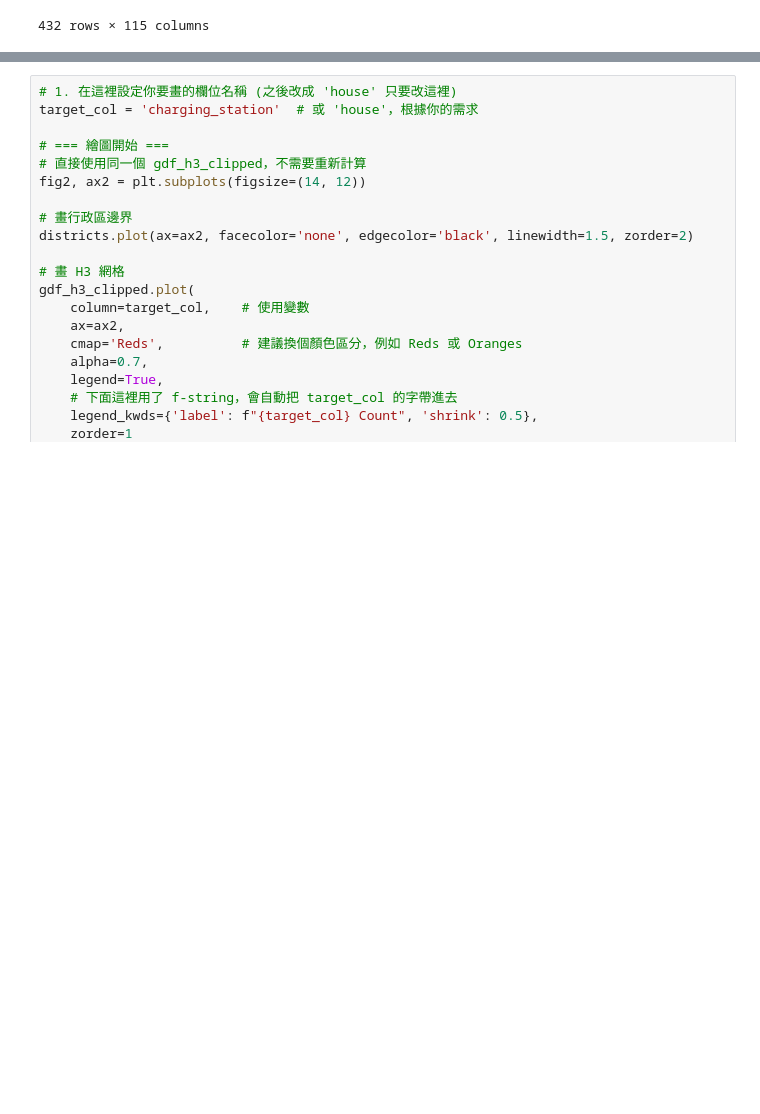
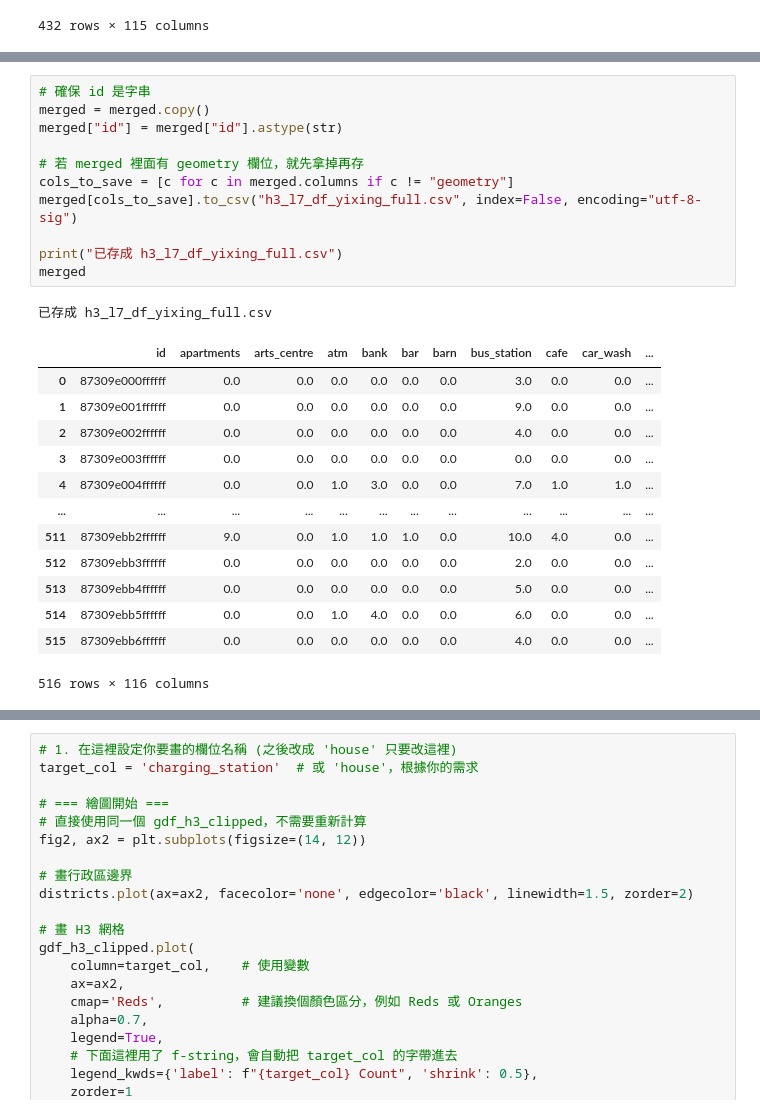
Before and after one commit to giraffeiscute/Yi-xing-city-OHCA-loctaion-prediction, a Jupyter notebook: Yixing_data_stat.ipynb, the cells around one changed output, grey strips where cells are left out. Saved outputs shown, nothing was run; the diff lists cells and outputs as text; blank space fills up the shorter version.

```diff
--- a/Yixing_data_stat.ipynb
+++ b/Yixing_data_stat.ipynb
@@ -46,3 +98,29 @@ h3_l7_df_YX
+# %%
+# 確保 id 是字串
+merged = merged.copy()
+merged["id"] = merged["id"].astype(str)
+
+# 若 merged 裡面有 geometry 欄位，就先拿掉再存
+cols_to_save = [c for c in merged.columns if c != "geometry"]
+merged[cols_to_save].to_csv("h3_l7_df_yixing_full.csv", index=False, encoding="utf-8-sig")
+
+print("已存成 h3_l7_df_yixing_full.csv")
+merged
+# %% [output]
+已存成 h3_l7_df_yixing_full.csv
+|  | id | apartments | arts_centre | atm | bank | bar | barn | bus_station | cafe | car_wash | ... |
+| 0 | 87309e000ffffff | 0.0 | 0.0 | 0.0 | 0.0 | 0.0 | 0.0 | 3.0 | 0.0 | 0.0 | ... |
+| 1 | 87309e001ffffff | 0.0 | 0.0 | 0.0 | 0.0 | 0.0 | 0.0 | 9.0 | 0.0 | 0.0 | ... |
+| 2 | 87309e002ffffff | 0.0 | 0.0 | 0.0 | 0.0 | 0.0 | 0.0 | 4.0 | 0.0 | 0.0 | ... |
+| 3 | 87309e003ffffff | 0.0 | 0.0 | 0.0 | 0.0 | 0.0 | 0.0 | 0.0 | 0.0 | 0.0 | ... |
+| 4 | 87309e004ffffff | 0.0 | 0.0 | 1.0 | 3.0 | 0.0 | 0.0 | 7.0 | 1.0 | 1.0 | ... |
+| ... | ... | ... | ... | ... | ... | ... | ... | ... | ... | ... | ... |
+| 511 | 87309ebb2ffffff | 9.0 | 0.0 | 1.0 | 1.0 | 1.0 | 0.0 | 10.0 | 4.0 | 0.0 | ... |
+| 512 | 87309ebb3ffffff | 0.0 | 0.0 | 0.0 | 0.0 | 0.0 | 0.0 | 2.0 | 0.0 | 0.0 | ... |
+| 513 | 87309ebb4ffffff | 0.0 | 0.0 | 0.0 | 0.0 | 0.0 | 0.0 | 5.0 | 0.0 | 0.0 | ... |
+| 514 | 87309ebb5ffffff | 0.0 | 0.0 | 1.0 | 4.0 | 0.0 | 0.0 | 6.0 | 0.0 | 0.0 | ... |
+| 515 | 87309ebb6ffffff | 0.0 | 0.0 | 0.0 | 0.0 | 0.0 | 0.0 | 4.0 | 0.0 | 0.0 | ... |
+516 rows × 116 columns
 # %%
 import matplotlib.pyplot as plt
 import osmnx as ox
```
Also changed, not shown: parts of 4 cells of this notebook, 10 other files.
